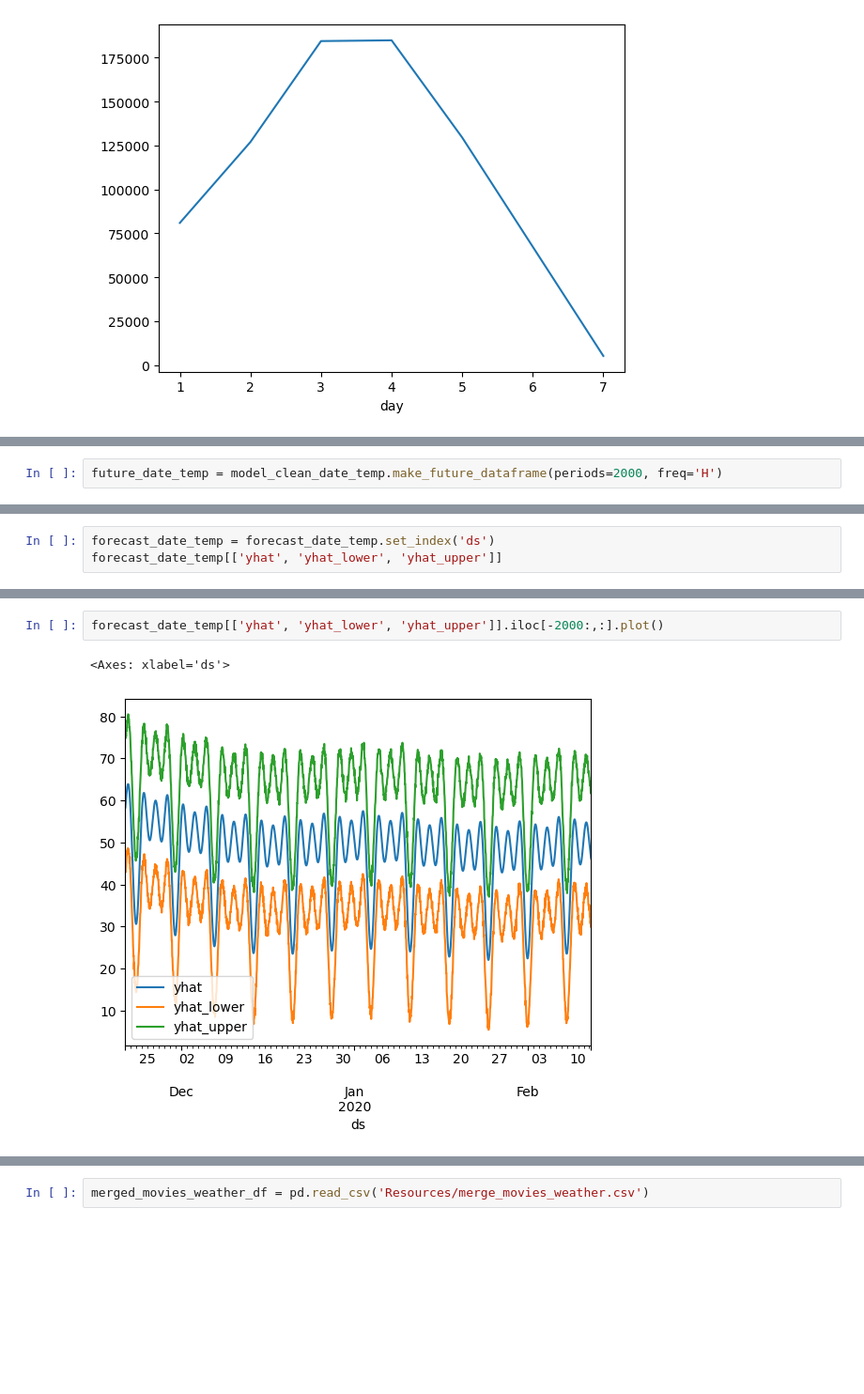
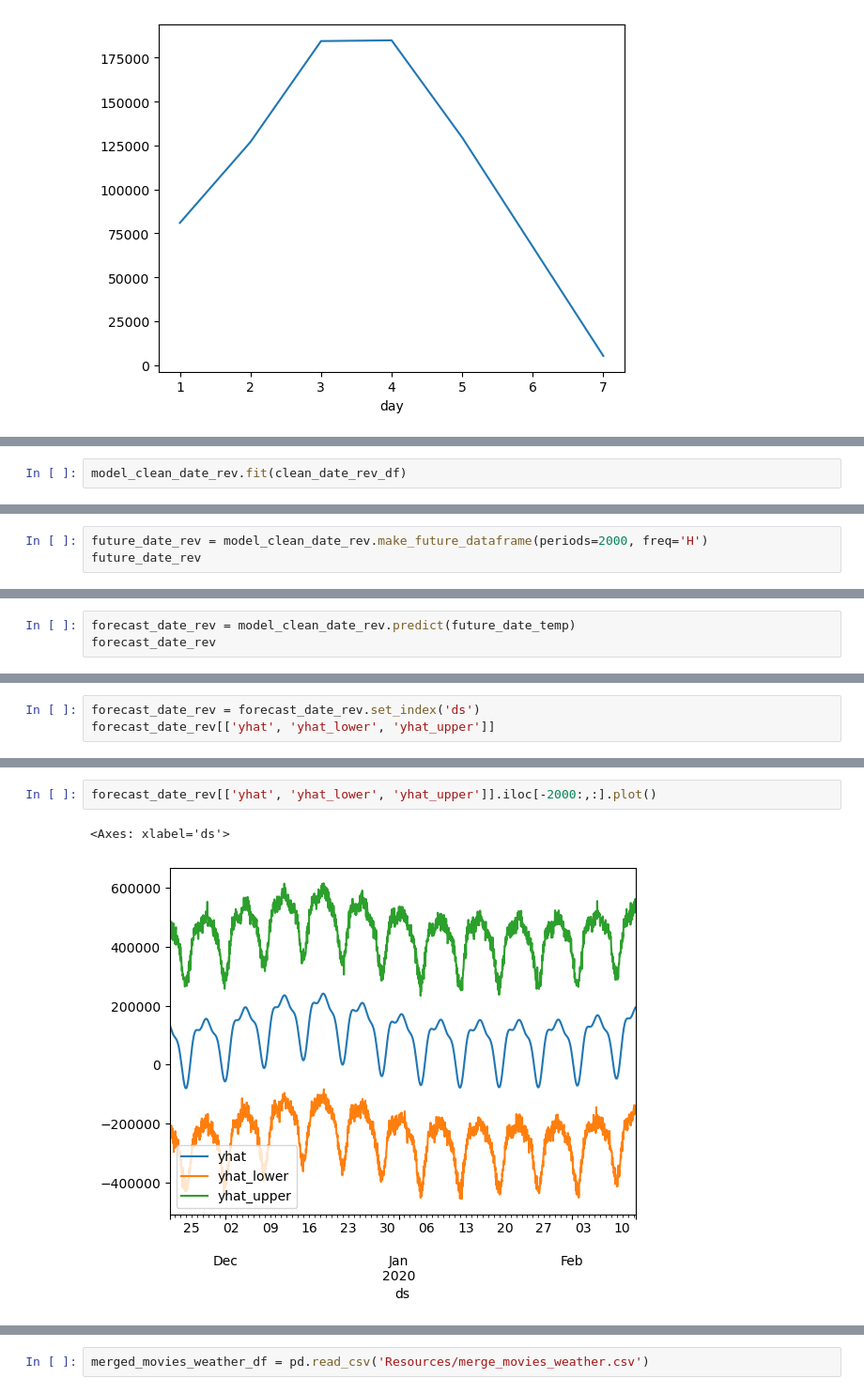
Before and after one commit to Armand57araujo/i-tickets, a Jupyter notebook: pythonnotebook.ipynb, the cells around one changed output, grey strips where cells are left out. Shown at 94% size. Drawn from its saved outputs; the diff is of its cells as text; blank space fills up the shorter version.

Commit message:
used prophet to predict how much money will be generated in the upcoming year. I added a correlation matrix to visualize the relationship between revenue and temperature.

```diff
--- a/pythonnotebook.ipynb
+++ b/pythonnotebook.ipynb
@@ -2246,0 +2313,2 @@ model_clean_date_temp.fit(clean_date_temp_df)
+# %%
+model_clean_date_rev.fit(clean_date_rev_df)
@@ -2247,2 +2319,3 @@ model_clean_date_temp.fit(clean_date_temp_df)
 # %%
-future_date_temp = model_clean_date_temp.make_future_dataframe(periods=2000, freq='H')
+future_date_rev = model_clean_date_rev.make_future_dataframe(periods=2000, freq='H')
+future_date_rev
@@ -2286,0 +2336,3 @@ model_clean_date_temp.plot(forecast_date_temp)
+# %%
+forecast_date_rev = model_clean_date_rev.predict(future_date_temp)
+forecast_date_rev
@@ -2287,6 +2358,6 @@ model_clean_date_temp.plot(forecast_date_temp)
 # %%
-forecast_date_temp = forecast_date_temp.set_index('ds')
-forecast_date_temp[['yhat', 'yhat_lower', 'yhat_upper']]
+forecast_date_rev = forecast_date_rev.set_index('ds')
+forecast_date_rev[['yhat', 'yhat_lower', 'yhat_upper']]
 # %% [output]
 |  | yhat | yhat_lower | yhat_upper |
 | ds |  |  |  |
@@ -2304,6 +2375,6 @@ forecast_date_temp[['yhat', 'yhat_lower', 'yhat_upper']]
 2405 rows × 3 columns
 # %%
-forecast_date_temp[['yhat', 'yhat_lower', 'yhat_upper']].iloc[-2000:,:].plot()
+forecast_date_rev[['yhat', 'yhat_lower', 'yhat_upper']].iloc[-2000:,:].plot()
 # %% [output]
 <Axes: xlabel='ds'>
-[figure, old version]
+[figure, new version]
```
Also changed, not shown: parts of 29 cells of this notebook.
